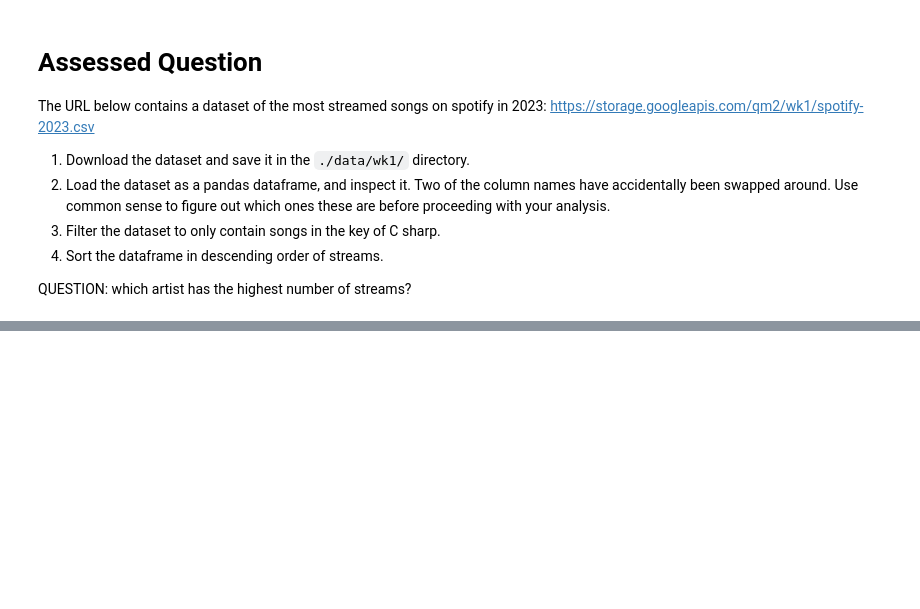
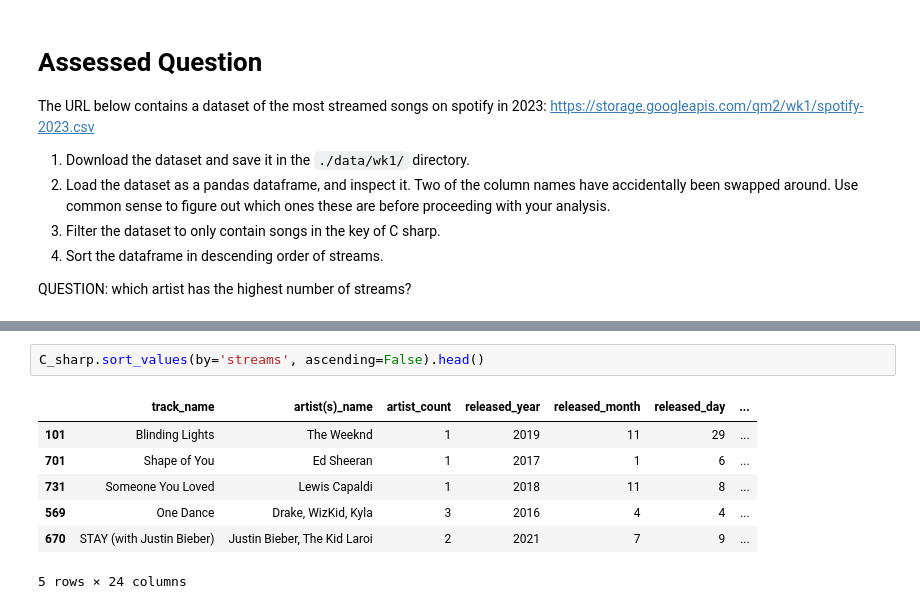
Before and after one commit to yihsun25/QM2, a Jupyter notebook: notebooks/W01. Python Recap.ipynb, the cells around one changed output, grey strips where cells are left out. Drawn from its saved outputs; the diff is of its cells as text; blank space fills up the shorter version.

```diff
--- a/notebooks/W01. Python Recap.ipynb
+++ b/notebooks/W01. Python Recap.ipynb
@@ -239,0 +302,10 @@ QUESTION: which artist has the highest number of streams?
+# %%
+C_sharp.sort_values(by='streams', ascending=False).head()
+# %% [output]
+|  | track_name | artist(s)_name | artist_count | released_year | released_month | released_day | ... |
+| 101 | Blinding Lights | The Weeknd | 1 | 2019 | 11 | 29 | ... |
+| 701 | Shape of You | Ed Sheeran | 1 | 2017 | 1 | 6 | ... |
+| 731 | Someone You Loved | Lewis Capaldi | 1 | 2018 | 11 | 8 | ... |
+| 569 | One Dance | Drake, WizKid, Kyla | 3 | 2016 | 4 | 4 | ... |
+| 670 | STAY (with Justin Bieber) | Justin Bieber, The Kid Laroi | 2 | 2021 | 7 | 9 | ... |
+5 rows × 24 columns
```
Also changed, not shown: parts of 10 cells of this notebook.
